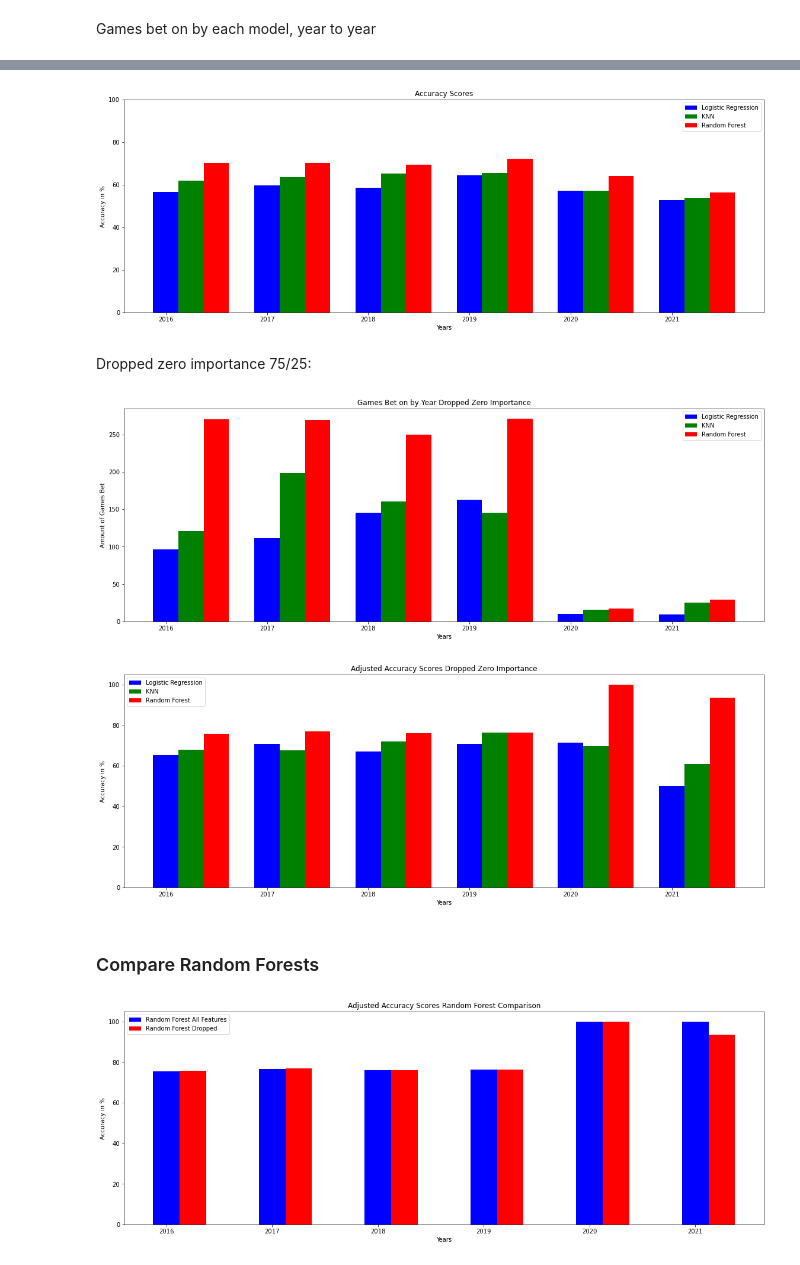
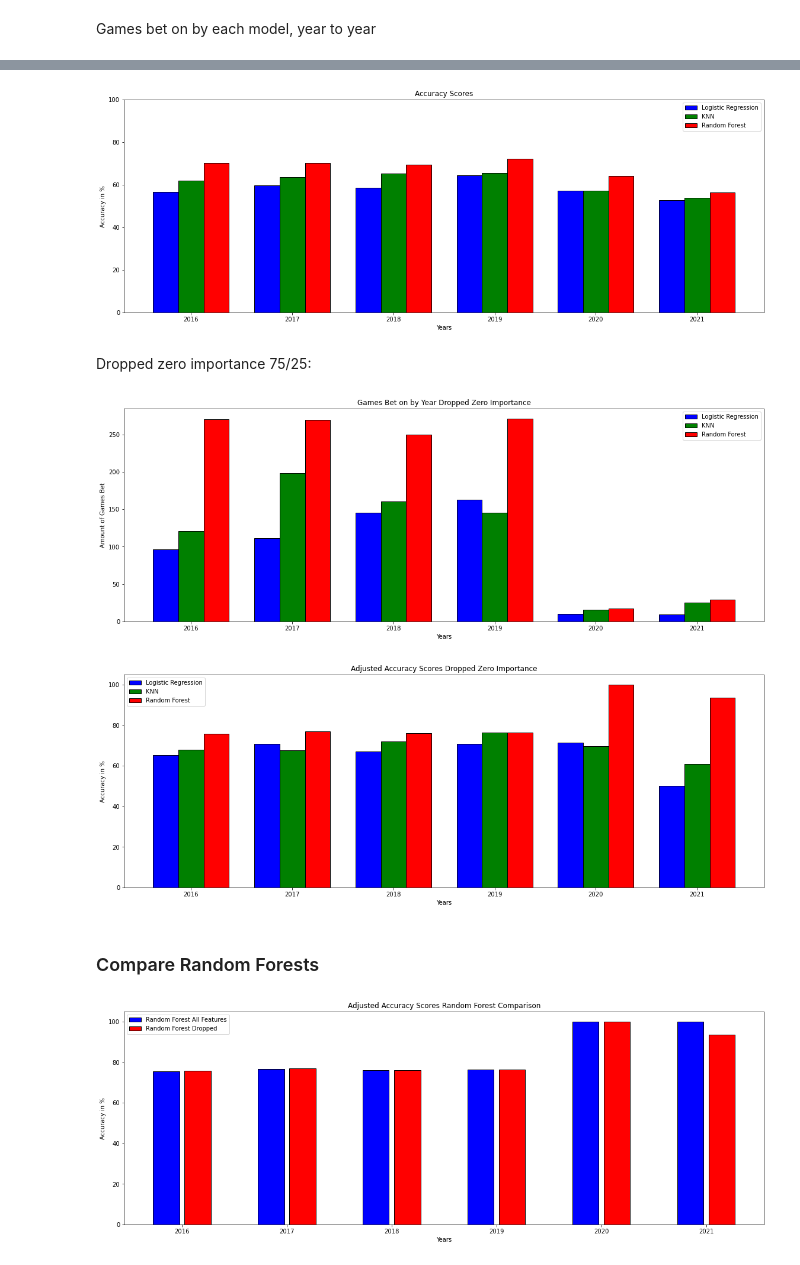
Before and after one commit to MatthewR1021/MLB_Classification, a Jupyter notebook: Modeling/Visualization_builder.ipynb, the cells around one changed output, grey strips where cells are left out. Drawn from its saved outputs; the diff is of its cells as text; code cells hidden in the pictures.

```diff
--- a/Modeling/Visualization_builder.ipynb
+++ b/Modeling/Visualization_builder.ipynb
@@ -91,9 +86,9 @@ Accuracy_scores_rf]
 X = np.arange(6)
 fig = plt.figure(figsize=(15,5))
 ax = fig.add_axes([0,0,1,1])
-ax.bar(X + 0.00, data[0], color = 'b', width = 0.25,label='Logistic Regression')
-ax.bar(X + 0.25, data[1], color = 'g', width = 0.25,label='KNN')
-ax.bar(X + 0.50, data[2], color = 'r', width = 0.25,label='Random Forest')
+ax.bar(X - 0.25, data[0], color = 'b', width = 0.25,label='Logistic Regression',edgecolor='black')
+ax.bar(X + 0.00, data[1], color = 'g', width = 0.25,label='KNN',edgecolor='black')
+ax.bar(X + 0.25, data[2], color = 'r', width = 0.25,label='Random Forest',edgecolor='black')
 ax.set_title('Accuracy Scores')
 ax.legend()
 ax.set_xticklabels(year_yof)
@@ -101,7 +96,7 @@ ax.set_ylabel('Accuracy in %')
 ax.set_xlabel('Years')
 ax.set_ylim(top=100);
 # %% [output]
-[figure, old version]
+[figure, new version]
 # %% [markdown]
 Dropped zero importance 75/25:
 # %%
@@ -119,16 +114,16 @@ games_rf_zero]
 X = np.arange(6)
 fig = plt.figure(figsize=(15,5))
 ax = fig.add_axes([0,0,1,1])
-ax.bar(X + 0.00, data[0], color = 'b', width = 0.25,label='Logistic Regression')
-ax.bar(X + 0.25, data[1], color = 'g', width = 0.25,label='KNN')
-ax.bar(X + 0.50, data[2], color = 'r', width = 0.25,label='Random Forest')
+ax.bar(X - 0.25, data[0], color = 'b', width = 0.25,label='Logistic Regression',edgecolor='black')
+ax.bar(X + 0.00, data[1], color = 'g', width = 0.25,label='KNN',edgecolor='black')
+ax.bar(X + 0.25, data[2], color = 'r', width = 0.25,label='Random Forest',edgecolor='black')
 ax.set_title('Games Bet on by Year Dropped Zero Importance')
 ax.legend()
 ax.set_xticklabels(year_yof)
 ax.set_ylabel('Amount of Games Bet')
 ax.set_xlabel('Years');
 # %% [output]
-[figure, old version]
+[figure, new version]
 # %%
 data = [acc_log_zero,
 acc_knn_zero,
@@ -136,33 +131,33 @@ acc_rf_zero]
 X = np.arange(6)
 fig = plt.figure(figsize=(15,5))
 ax = fig.add_axes([0,0,1,1])
-ax.bar(X + 0.00, data[0], color = 'b', width = 0.25,label='Logistic Regression')
-ax.bar(X + 0.25, data[1], color = 'g', width = 0.25,label='KNN')
-ax.bar(X + 0.50, data[2], color = 'r', width = 0.25,label='Random Forest')
+ax.bar(X - 0.25, data[0], color = 'b', width = 0.25,label='Logistic Regression',edgecolor='black')
+ax.bar(X + 0.00, data[1], color = 'g', width = 0.25,label='KNN',edgecolor='black')
+ax.bar(X + 0.25, data[2], color = 'r', width = 0.25,label='Random Forest',edgecolor='black')
 ax.set_title('Adjusted Accuracy Scores Dropped Zero Importance')
 ax.legend()
 ax.set_xticklabels(year_yof)
 ax.set_ylabel('Accuracy in %')
 ax.set_xlabel('Years');
 # %% [output]
-[figure, old version]
+[figure, new version]
 # %% [markdown]
 ### Compare Random Forests
 # %%
 data = [Acc_75_25_rf,
         acc_rf_zero]
 X = np.arange(6)
 fig = plt.figure(figsize=(15,5))
 ax = fig.add_axes([0,0,1,1])
-ax.bar(X + 0.00, data[0], color = 'b', width = 0.25,label='Random Forest All Features')
-ax.bar(X + 0.25, data[1], color = 'r', width = 0.25,label='Random Forest Dropped')
+ax.bar(X - 0.150, data[0], color = 'b', width = 0.25,label='Random Forest All Features',edgecolor='black')
+ax.bar(X + 0.15, data[1], color = 'r', width = 0.25,label='Random Forest Dropped',edgecolor='black')
 ax.set_title('Adjusted Accuracy Scores Random Forest Comparison')
 ax.legend()
 ax.set_xticklabels(year_yof)
 ax.set_ylabel('Accuracy in %')
 ax.set_xlabel('Years');
 # %% [output]
-[figure, old version]
+[figure, new version]
 # %%
 data = [games_75_25_rf,
 games_rf_zero]
```
Also changed, not shown: parts of 16 cells of this notebook, 18 other files.
